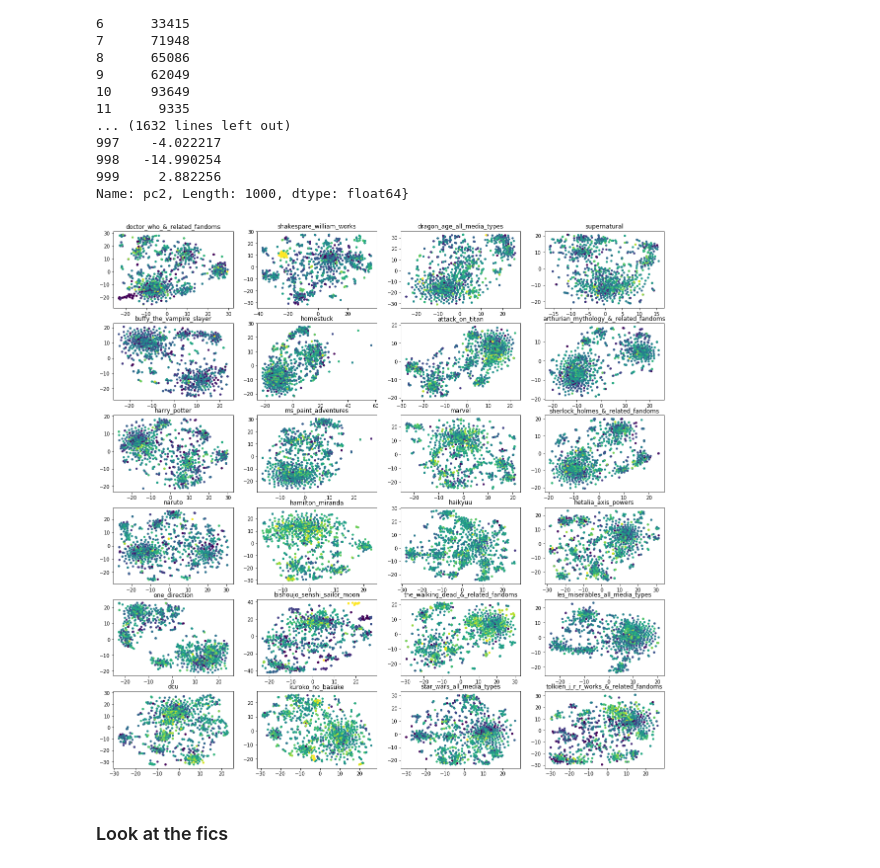
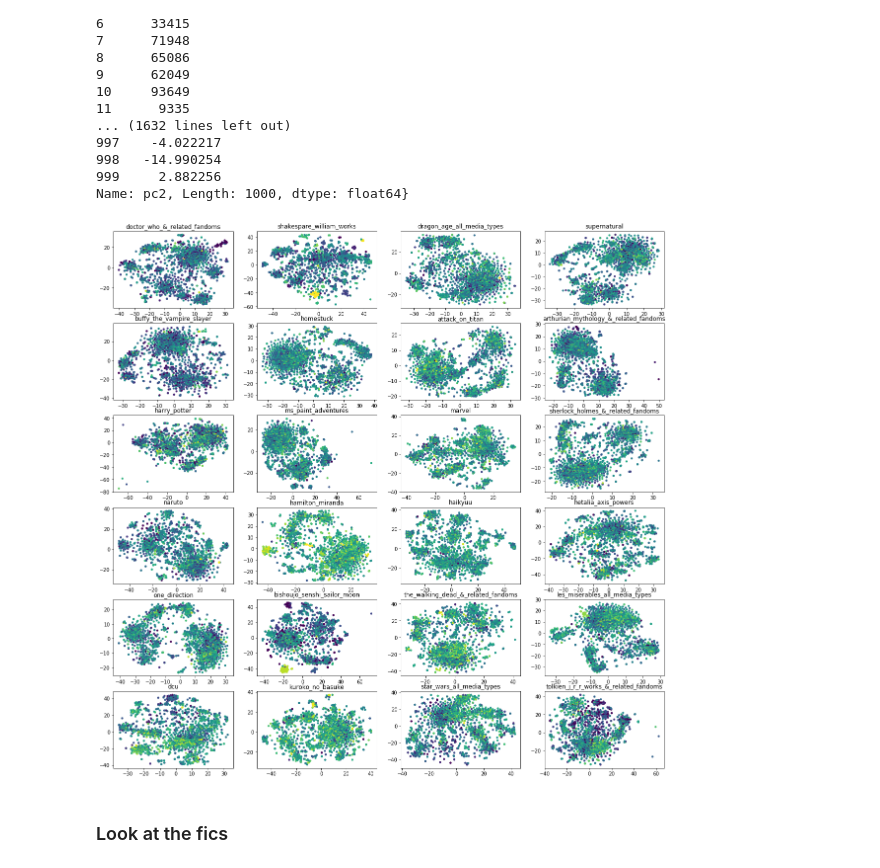
Before and after one commit to yzjing/ao3_old, a Jupyter notebook: exps/20180521_clustering/tsne.ipynb, the cells around one changed output. Drawn from its saved outputs; the diff is of its cells as text; code cells hidden in the pictures.

```diff
--- a/exps/20180521_clustering/tsne.ipynb
+++ b/exps/20180521_clustering/tsne.ipynb
@@ -9,7 +9,7 @@ from math import log,sqrt
 import numpy as np
 from matplotlib import colors
 # %%
-data_path = '../../data/tfidf_tsne/'
+data_path = '../../data/tfidf_tsne_2k/'
 # %%
 fandom_list = [i for i in os.listdir(data_path) if 'tsv' in i]
 # %%
@@ -59,23 +59,23 @@ Name: pc2, Length: 1000, dtype: float64}
 # %%
 plt.figure(figsize = (20,20))
 for i,fandom in enumerate(fandom_list):
 
     df = pd.read_csv(os.path.join(data_path,fandom), sep = '\t')
-    df = df.sort_values(by = "pc1")[10:-10]
-    df = df.sort_values(by = "pc2")[10:-10]
+    df = df.sort_values(by = "pc1")[15:-15]
+    df = df.sort_values(by = "pc2")[15:-15]
     df['Kudos'] = np.log(df['Kudos']+1/df['Chapters'])
     df = df.replace([np.inf, -np.inf], np.nan)
     df = df.fillna(0)
     kmin = min(df['Kudos'])
     kmax = max(df['Kudos'])
 
     plt.subplot(6,4,i+1)
     norm = colors.Normalize(vmin = kmin, vmax = kmax)
-    plt.scatter(df['pc1'], df['pc2'], c=df['Kudos'], norm = norm, cmap = 'viridis', s = 12)
+    plt.scatter(df['pc1'], df['pc2'], c=df['Kudos'], norm = norm, cmap = 'viridis', s = 10)
     plt.title(fandom.replace('_tfidf_tsne.tsv', ''))
     plt.savefig('tsne_plot_rmoutliers.pdf', type='pdf')
 # %% [output]
-[figure, old version]
+[figure, new version]
 # %% [markdown]
 ### Look at the fics
 # %%
```
Also changed, not shown: 7 other files.
